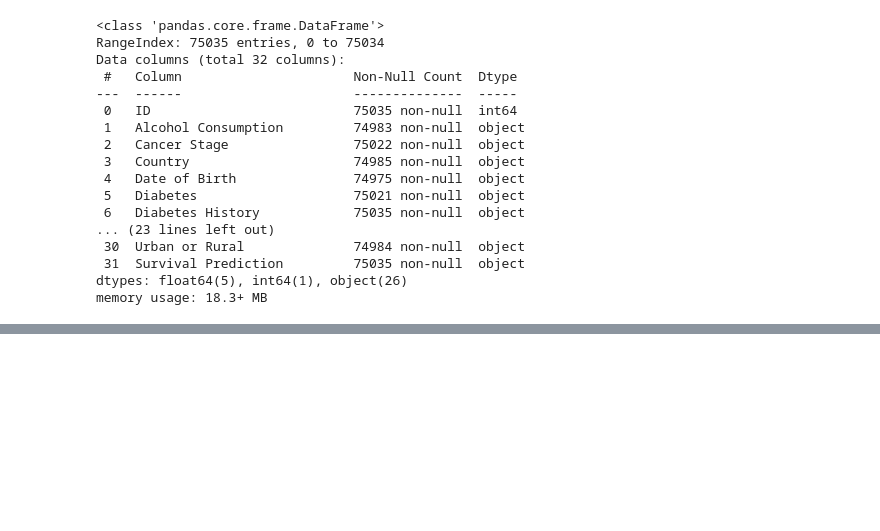
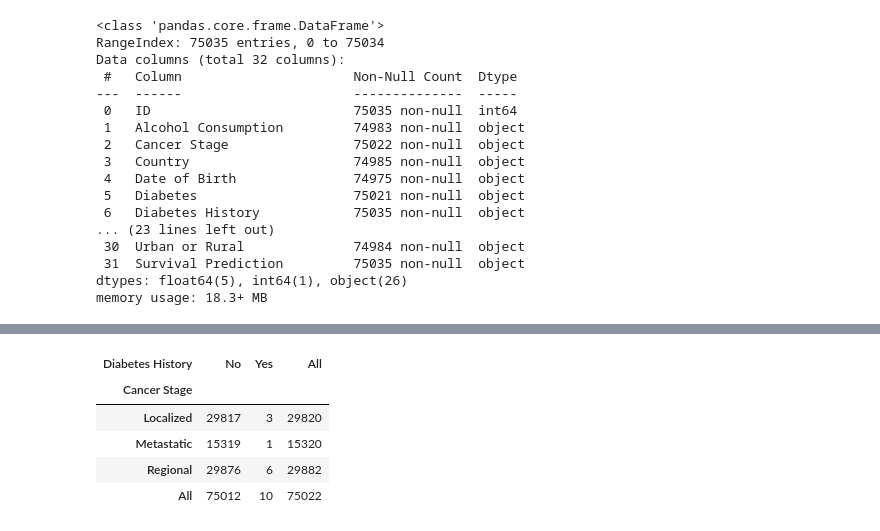
Before and after one commit to rgerc8/dm2-class-cancer, a Jupyter notebook: main.ipynb, the cells around one changed output, grey strips where cells are left out. Saved outputs shown, nothing was run; the diff lists cells and outputs as text; code cells hidden in the pictures; blank space fills up the shorter version.

```diff
--- a/main.ipynb
+++ b/main.ipynb
@@ -58,0 +127,11 @@ df.head(5)
+# %%
+pd.crosstab(df["Cancer Stage"], df["Diabetes History"], margins=True)
+#df["Cancer Stage"].value_counts()
+#df["Diabetes History"].value_counts()
+# %% [output]
+| Diabetes History | No | Yes | All |
+| Cancer Stage |  |  |  |
+| Localized | 29817 | 3 | 29820 |
+| Metastatic | 15319 | 1 | 15320 |
+| Regional | 29876 | 6 | 29882 |
+| All | 75012 | 10 | 75022 |
```
Also changed, not shown: parts of 13 cells of this notebook.
